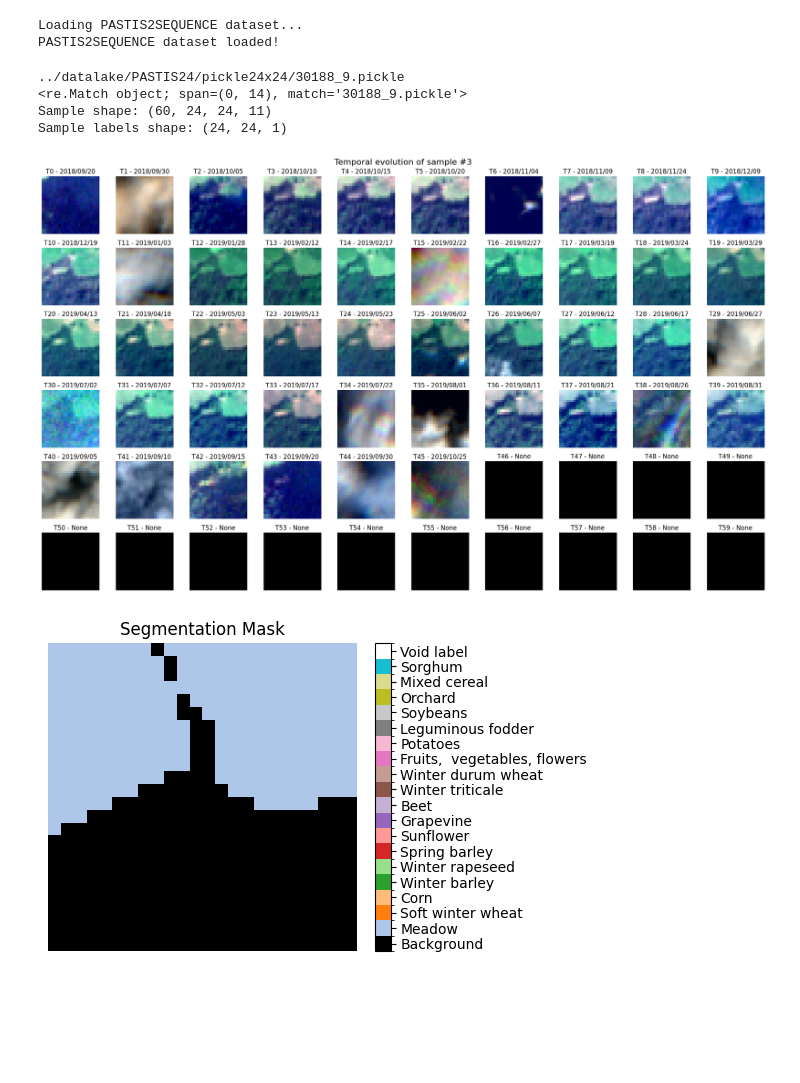
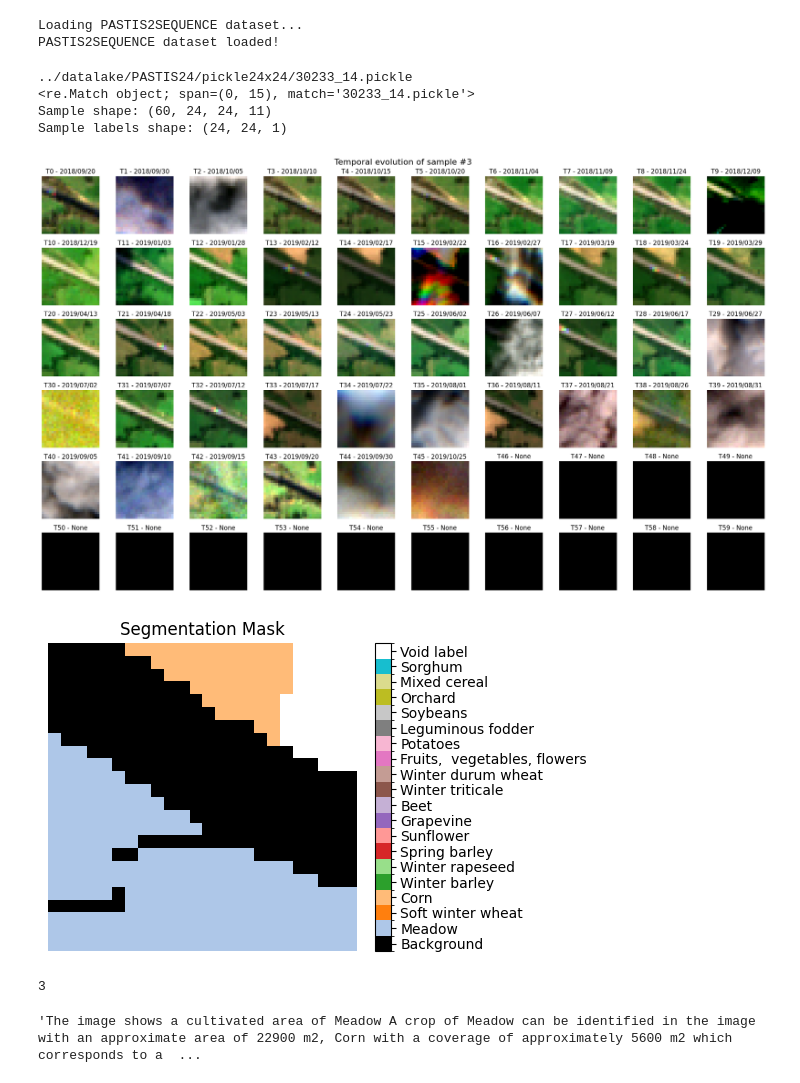
Before and after one commit to juanrtato/crop-image-deepanalysis, a Jupyter notebook: notebooks/captions_dataset.ipynb, the cells around one changed output. Saved outputs shown, nothing was run; the diff lists cells and outputs as text; code cells hidden in the pictures; blank space fills up the shorter version.

```diff
--- a/notebooks/captions_dataset.ipynb
+++ b/notebooks/captions_dataset.ipynb
@@ -67,34 +67,44 @@ Set dates formatting to True. This  ensure that the dates in the dataset of capt
 # %%
 config['DATASETS']['eval']['format_dates'] = True
 config['DATASETS']['train']['format_dates'] = True
+config['DATASETS']['train']['normalize'] = False
+config['DATASETS']['eval']['normalize'] = False
 # %%
 dataloaders = get_dataloaders(config)
 # %% [output]
 Loading PASTIS2SEQUENCE dataset...
 PASTIS2SEQUENCE dataset loaded!
 # %%
-sample = next(iter(dataloaders['eval']))
+sample = next(iter(dataloaders['train']))
 sample_dict, texts, img_path = sample
 sample_idx = 3#random.randint(0, len(img_path)-1)
 patch_id = 'UNKNOWN'
 inputs = sample_dict['inputs']
 labels = sample_dict['labels']
 path_patch = img_path[sample_idx]
 print(path_patch)
 match = re.match(r"(\d+)_\d+\.pickle", os.path.basename(path_patch))
 print(match)
 if match:
     patch_id = match.group(1)
 sample_labels = labels[sample_idx]
 plot_sample_rgb(inputs, labels, patch_id, sample_idx=sample_idx)
 plot_seg_mask(sample_labels[:, :, 0], colormap, label_names_en)
 # %% [output]
-../datalake/PASTIS24/pickle24x24/30188_9.pickle
-<re.Match object; span=(0, 14), match='30188_9.pickle'>
+../datalake/PASTIS24/pickle24x24/30233_14.pickle
+<re.Match object; span=(0, 15), match='30233_14.pickle'>
 Sample shape: (60, 24, 24, 11)
 Sample labels shape: (24, 24, 1)
-[figure, old version]
+[figure, new version]
-[figure, old version]
+[figure, new version]
+# %%
+sample_idx
+# %% [output]
+3
+# %%
+texts[sample_idx]
+# %% [output]
+'The image shows a cultivated area of Meadow A crop of Meadow can be identified in the image with an approximate area of 22900 m2, Corn with a coverage of approximately 5600 m2 which corresponds to a  ...
 # %%
 for text in texts:
     print(f"Text for patch {patch_id}:")
```
Also changed, not shown: parts of 1 cell of this notebook.
